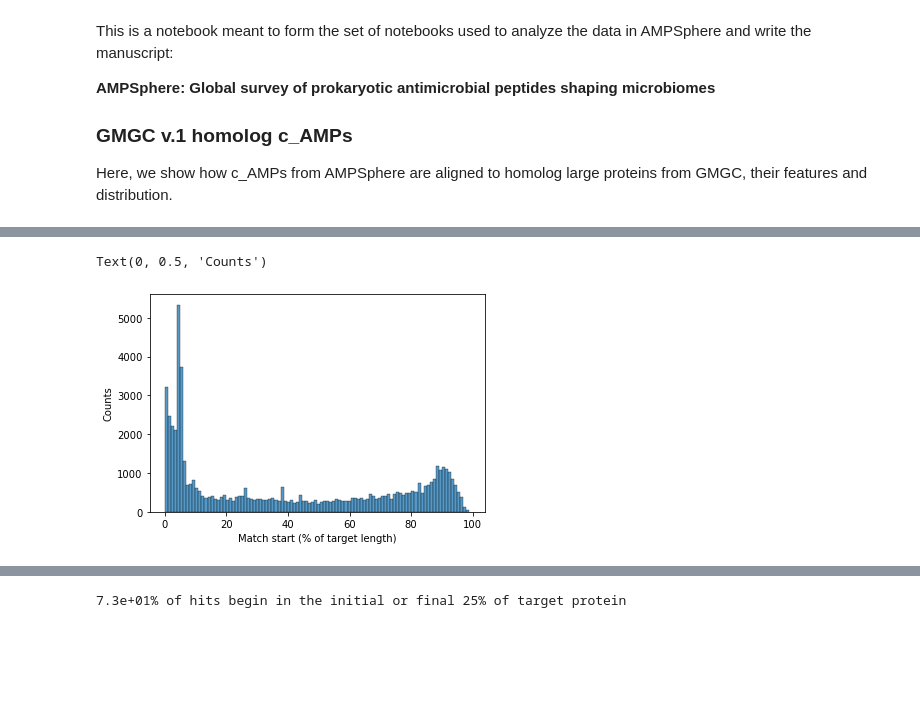
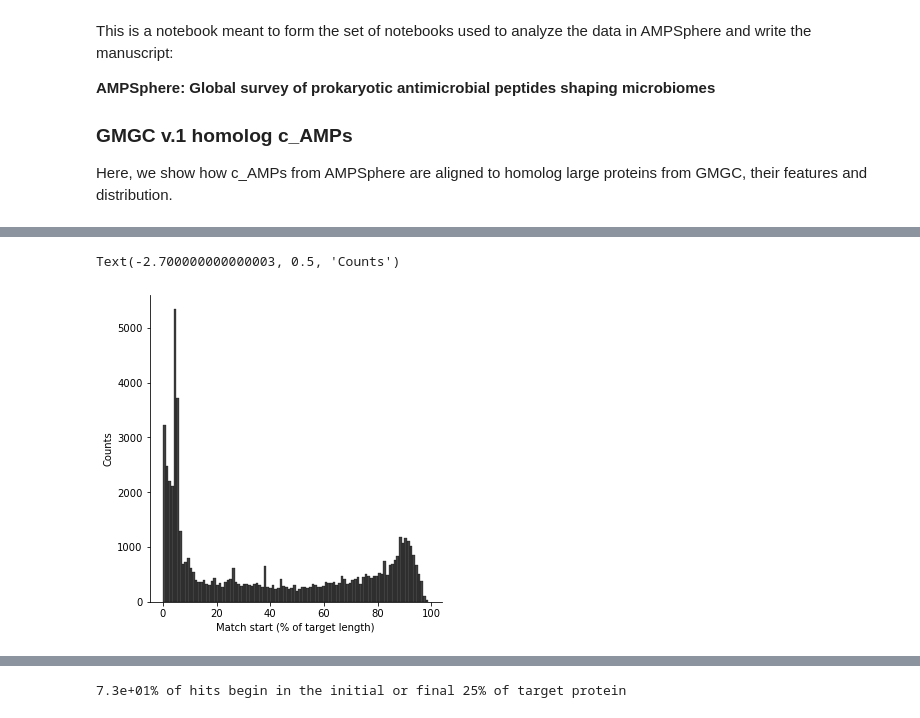
Before and after one commit to BigDataBiology/SantosJunior_Torres_2024_AMPSphere_v1, a Jupyter notebook: Manuscript_Analysis/gmgc_homologs_analysis.ipynb, the cells around one changed output, grey strips where cells are left out. Cells and saved outputs as stored; diff of their text form; code cells hidden in the pictures; blank space fills up the shorter version.

```diff
--- a/Manuscript_Analysis/gmgc_homologs_analysis.ipynb
+++ b/Manuscript_Analysis/gmgc_homologs_analysis.ipynb
@@ -36,19 +36,14 @@ gmgc.columns = ['query', 'target', 'evalue',
 # %%
 # creating some measures
 gmgc['pct_start'] = gmgc['tstart'] * 100 / gmgc['tlen']
-gmgc['Log(E-value)'] = [log(x, 10) for x in gmgc.evalue]
-gmgc['func'] = [x.split('.')[-1] for x in gmgc.target]
+gmgc['pct_end'] = gmgc['tend'] * 100 / gmgc['tlen']
+gmgc['pct_amp'] = (1 + gmgc.qend - gmgc.qstart)*100 / gmgc.qlen
 # %%
 # histogram of pct_start
-def gettop(f):
-    f = f.sort_values(by=['evalue',
-                          'bits',
-                          'pident'],
-                      ascending=[True,
-                                 False,
-                                 False])
-    return f.head(1)
+gmgc = gmgc.sort_values(
+    by=['evalue', 'bits', 'pident'],
+    ascending=[True, False, False]
+)
 
-df = gmgc.groupby('query').apply(lambda x: gettop(x))
-
-df
+df = gmgc.groupby('query').head(1)
+# df.to_csv('filtered_gmgc_homologs.tsv.gz', sep='\t', header=True, index=None)
@@ -70,10 +50,11 @@ df
 # %%
-sns.histplot(data=df,
-             x='pct_start',
-             bins=100)
+sns.displot(data=df,
+            x='pct_start',
+            bins=100,
+            color='black')
 
 plt.xlabel('Match start (% of target length)')
 plt.ylabel('Counts')
 # %% [output]
-Text(0, 0.5, 'Counts')
+Text(-2.700000000000003, 0.5, 'Counts')
-[figure, old version]
+[figure, new version]
```
Also changed, not shown: parts of 3 cells of this notebook.
